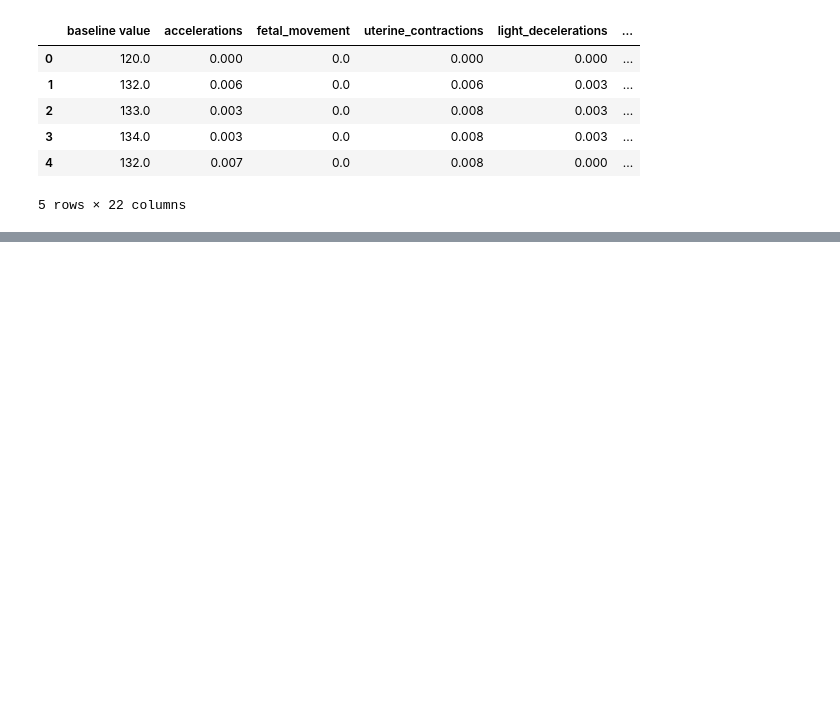
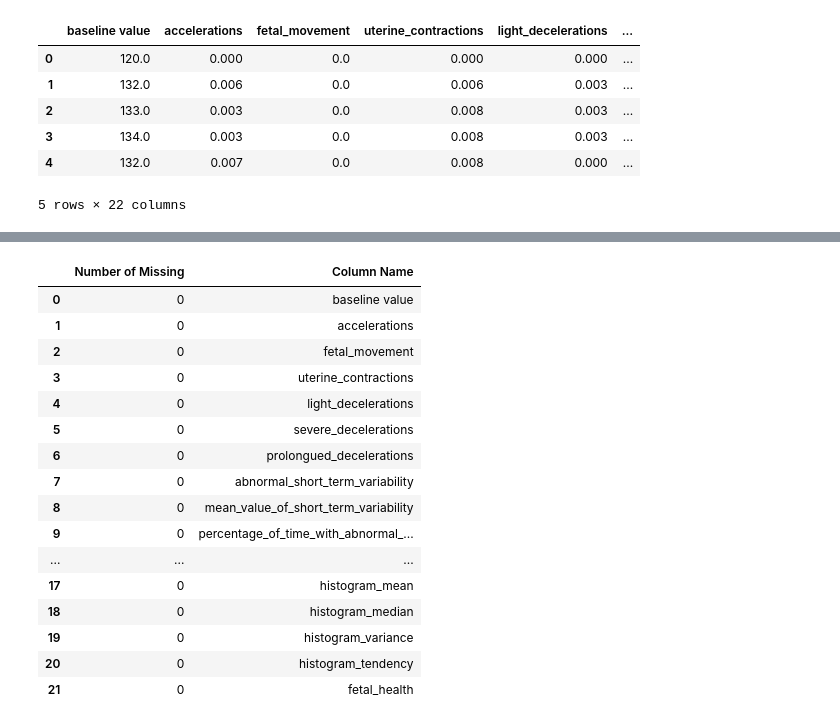
Before and after one commit to ivannahak99/streamlit_fetalhealth, a Jupyter notebook: fetalhealth.ipynb, the cells around one changed output, grey strips where cells are left out. Saved outputs shown, nothing was run; the diff lists cells and outputs as text; code cells hidden in the pictures; blank space fills up the shorter version.

```diff
--- a/fetalhealth.ipynb
+++ b/fetalhealth.ipynb
@@ -19,0 +107,23 @@ fetal_health.head()
+# %%
+df_missing = pd.DataFrame(df.isnull().sum(), columns=["Number of Missing"])
+df_missing["Column Name"] = df_missing.index
+df_missing = df_missing.reset_index(drop=True)
+df_missing
+# %% [output]
+|  | Number of Missing | Column Name |
+| 0 | 0 | baseline value |
+| 1 | 0 | accelerations |
+| 2 | 0 | fetal_movement |
+| 3 | 0 | uterine_contractions |
+| 4 | 0 | light_decelerations |
+| 5 | 0 | severe_decelerations |
+| 6 | 0 | prolongued_decelerations |
+| 7 | 0 | abnormal_short_term_variability |
+| 8 | 0 | mean_value_of_short_term_variability |
+| 9 | 0 | percentage_of_time_with_abnormal_... |
+| ... | ... | ... |
+| 17 | 0 | histogram_mean |
+| 18 | 0 | histogram_median |
+| 19 | 0 | histogram_variance |
+| 20 | 0 | histogram_tendency |
+| 21 | 0 | fetal_health |
```
Also changed, not shown: parts of 8 cells of this notebook, 2 other files.
